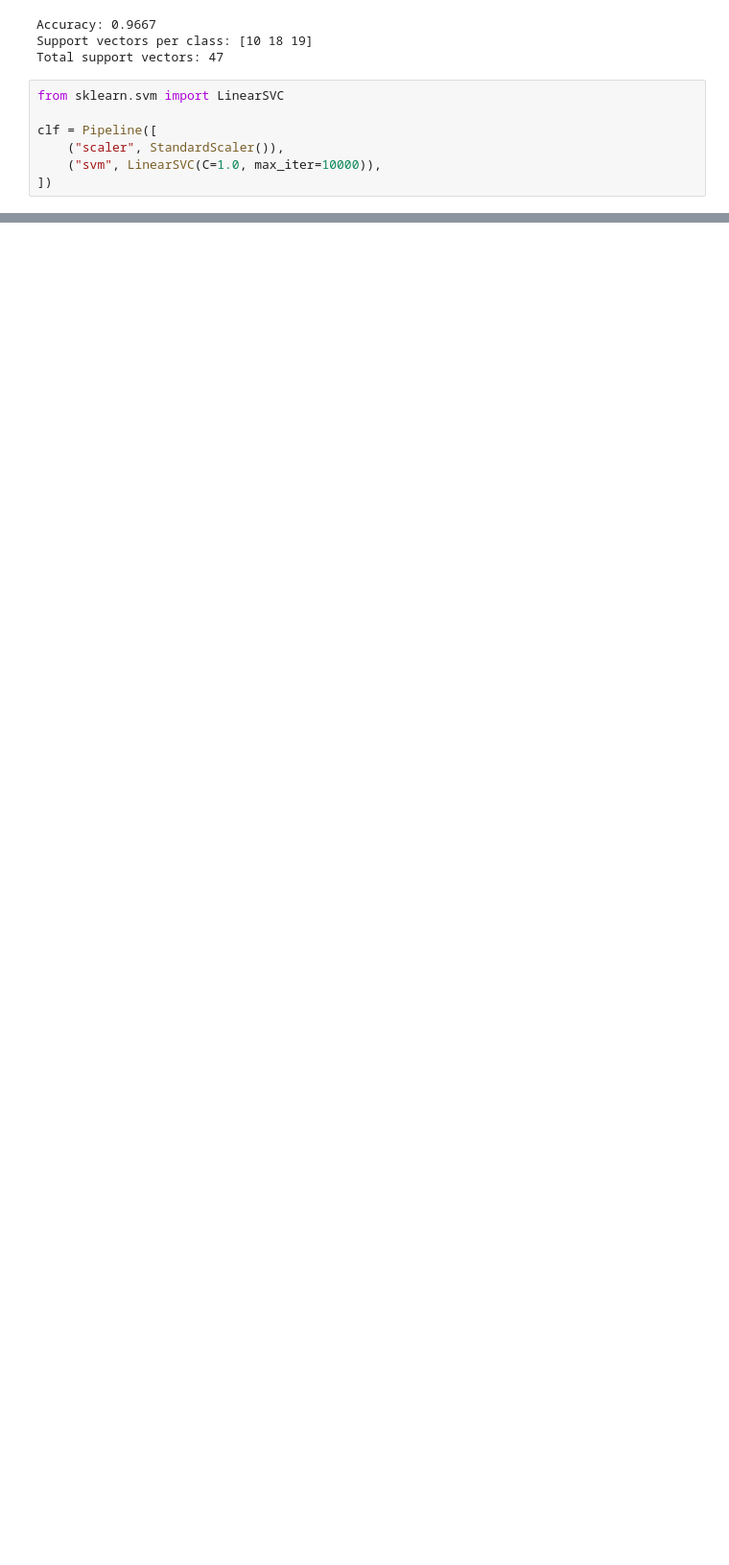
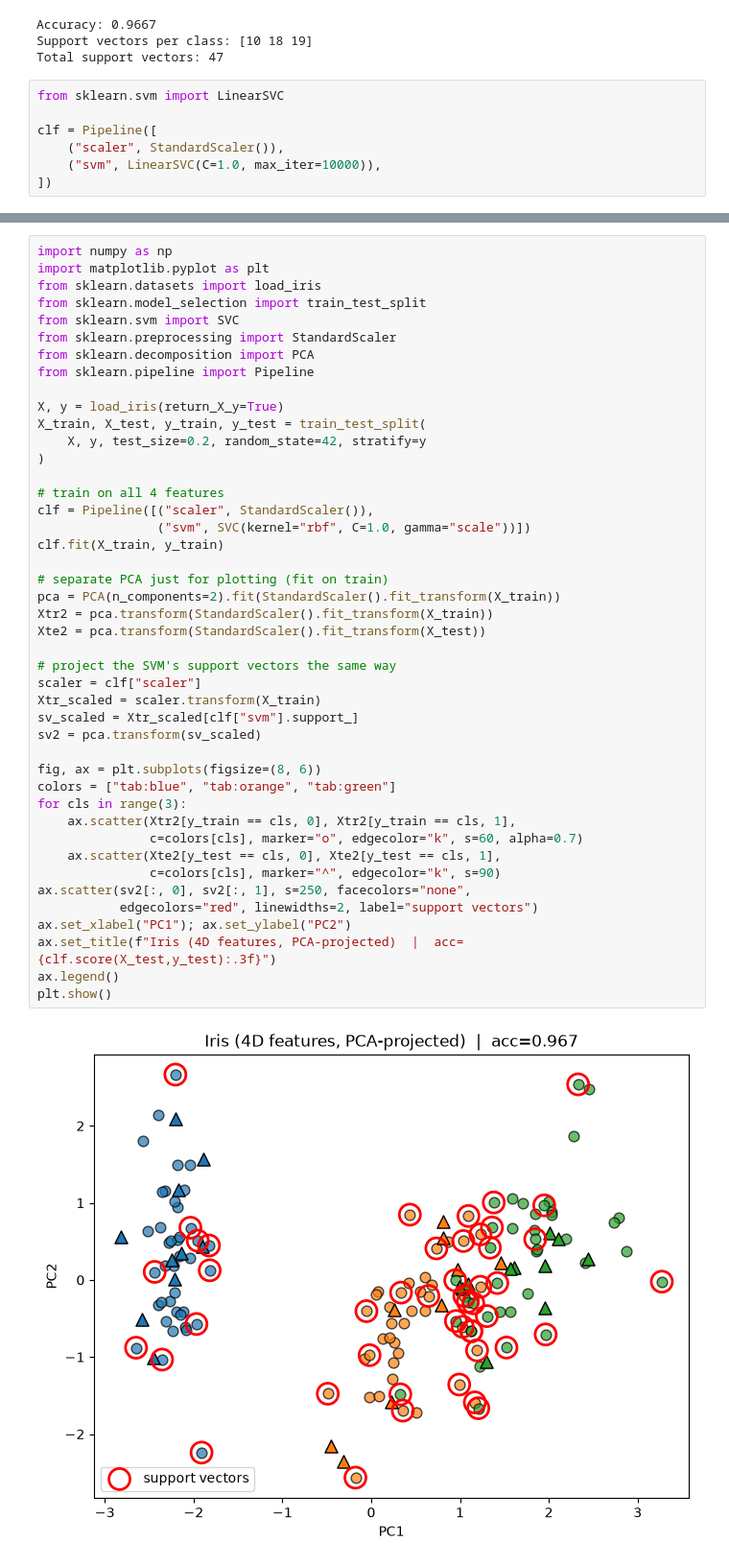
Before and after one commit to Saransh-Basu-01/AI_Engineering, a Jupyter notebook: Machine_learning_Fundamentals/Support_Vector_machines/sklearn.ipynb, the cells around one changed output, grey strips where cells are left out. Shown at 96% size. Drawn from its saved outputs; the diff is of its cells as text; blank space fills up the shorter version.

```diff
--- a/Machine_learning_Fundamentals/Support_Vector_machines/sklearn.ipynb
+++ b/Machine_learning_Fundamentals/Support_Vector_machines/sklearn.ipynb
@@ -35,0 +130,46 @@ clf = Pipeline([
+# %%
+import numpy as np
+import matplotlib.pyplot as plt
+from sklearn.datasets import load_iris
+from sklearn.model_selection import train_test_split
+from sklearn.svm import SVC
+from sklearn.preprocessing import StandardScaler
+from sklearn.decomposition import PCA
+from sklearn.pipeline import Pipeline
+
+X, y = load_iris(return_X_y=True)
+X_train, X_test, y_train, y_test = train_test_split(
+    X, y, test_size=0.2, random_state=42, stratify=y
+)
+
+# train on all 4 features
+clf = Pipeline([("scaler", StandardScaler()),
+                ("svm", SVC(kernel="rbf", C=1.0, gamma="scale"))])
+clf.fit(X_train, y_train)
+
+# separate PCA just for plotting (fit on train)
+pca = PCA(n_components=2).fit(StandardScaler().fit_transform(X_train))
+Xtr2 = pca.transform(StandardScaler().fit_transform(X_train))
+Xte2 = pca.transform(StandardScaler().fit_transform(X_test))
+
+# project the SVM's support vectors the same way
+scaler = clf["scaler"]
+Xtr_scaled = scaler.transform(X_train)
+sv_scaled = Xtr_scaled[clf["svm"].support_]
+sv2 = pca.transform(sv_scaled)
+
+fig, ax = plt.subplots(figsize=(8, 6))
+colors = ["tab:blue", "tab:orange", "tab:green"]
+for cls in range(3):
+    ax.scatter(Xtr2[y_train == cls, 0], Xtr2[y_train == cls, 1],
+               c=colors[cls], marker="o", edgecolor="k", s=60, alpha=0.7)
+    ax.scatter(Xte2[y_test == cls, 0], Xte2[y_test == cls, 1],
+               c=colors[cls], marker="^", edgecolor="k", s=90)
+ax.scatter(sv2[:, 0], sv2[:, 1], s=250, facecolors="none",
+           edgecolors="red", linewidths=2, label="support vectors")
+ax.set_xlabel("PC1"); ax.set_ylabel("PC2")
+ax.set_title(f"Iris (4D features, PCA-projected)  |  acc={clf.score(X_test,y_test):.3f}")
+ax.legend()
+plt.show()
+# %% [output]
+[figure, added]
```
Also changed, not shown: parts of 4 cells of this notebook.
